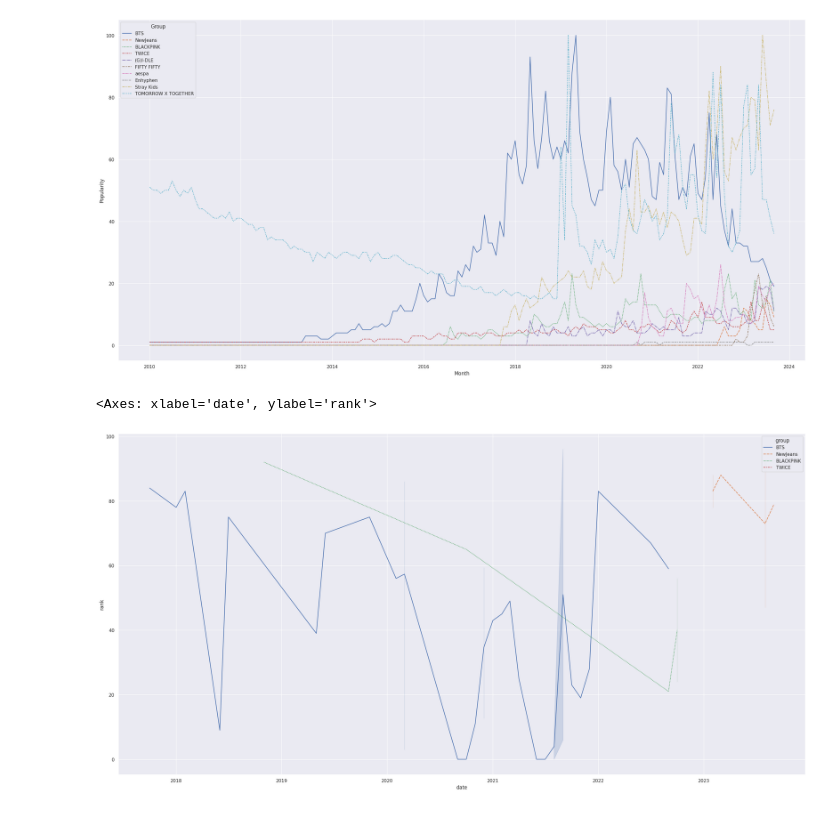
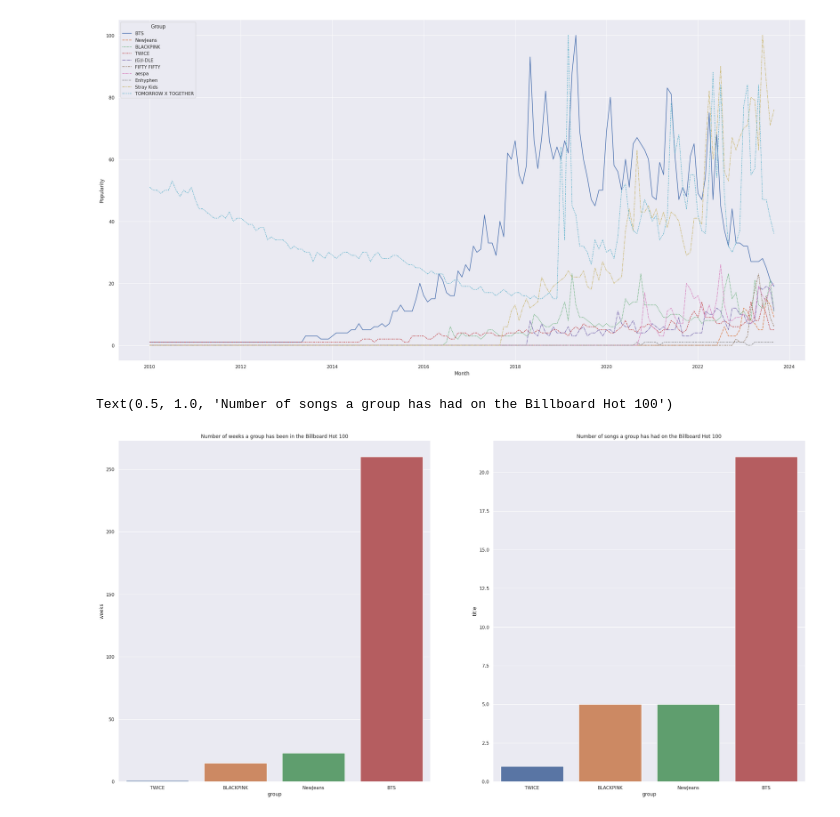
Before and after one commit to lacanlale/kpop_in_the_US_EDA, a Jupyter notebook: analysis.ipynb, the cells around one changed output. Saved outputs shown, nothing was run; the diff lists cells and outputs as text; code cells hidden in the pictures.

Commit message:
Updating billboard chart to barplots

```diff
--- a/analysis.ipynb
+++ b/analysis.ipynb
@@ -218,15 +218,3 @@ group_appearances = {}
 for group in temp["Group"].unique():
     group_appearances[group] = billboard_df[billboard_df["artist"].str.contains(group)]
     group_appearances[group]["group"] = group
-# %%
-temp = pd.concat(group_appearances.values())
-sns.lineplot(
-    data=temp,
-    x="date",
-    y="rank",
-    hue="group",
-    style="group"
-)
-# %% [output]
-<Axes: xlabel='date', ylabel='rank'>
-[figure, removed]
@@ -259,0 +221,22 @@ sns.lineplot(
+# %%
+sub_df = pd.concat(group_appearances.values())
+
+_, axes = plt.subplots(1,2)
+temp = sub_df.groupby(by="group")["weeks"].sum().reset_index().sort_values(by="weeks")
+sns.barplot(
+    data=temp,
+    x="group",
+    y="weeks",
+    ax=axes[0]
+).set_title("Number of weeks a group has been in the Billboard Hot 100")
+
+temp = sub_df.groupby(by="group")["title"].nunique().reset_index().sort_values(by="title")
+sns.barplot(
+    data=temp,
+    x="group",
+    y="title",
+    ax=axes[1]
+).set_title("Number of songs a group has had on the Billboard Hot 100")
+# %% [output]
+Text(0.5, 1.0, 'Number of songs a group has had on the Billboard Hot 100')
+[figure, added]
```
Also changed, not shown: parts of 1 cell of this notebook.
